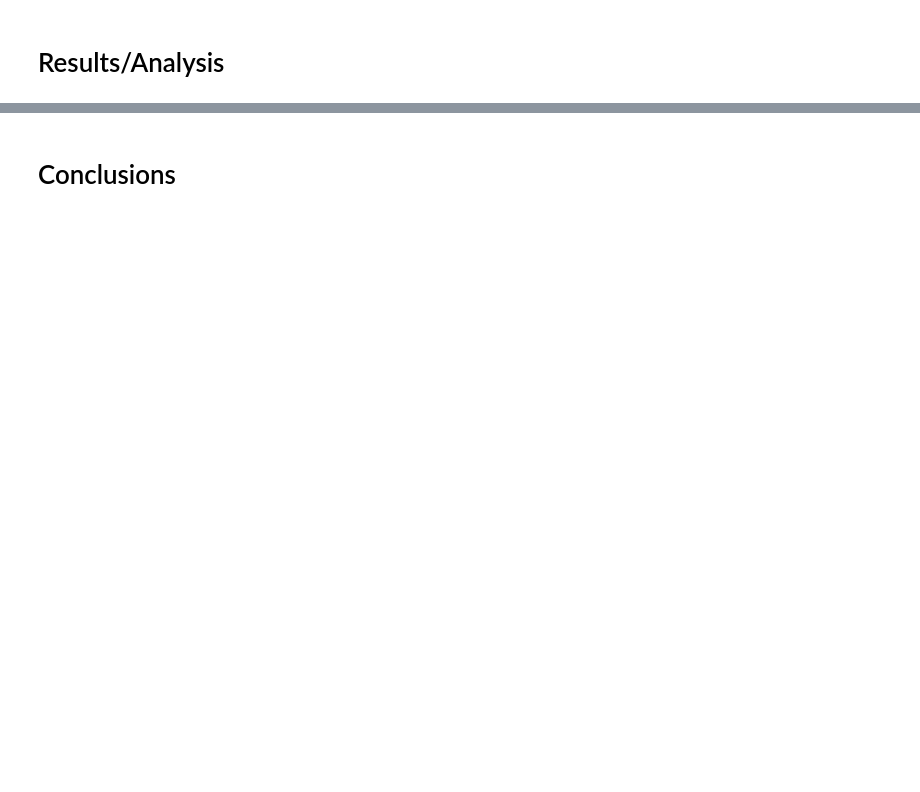
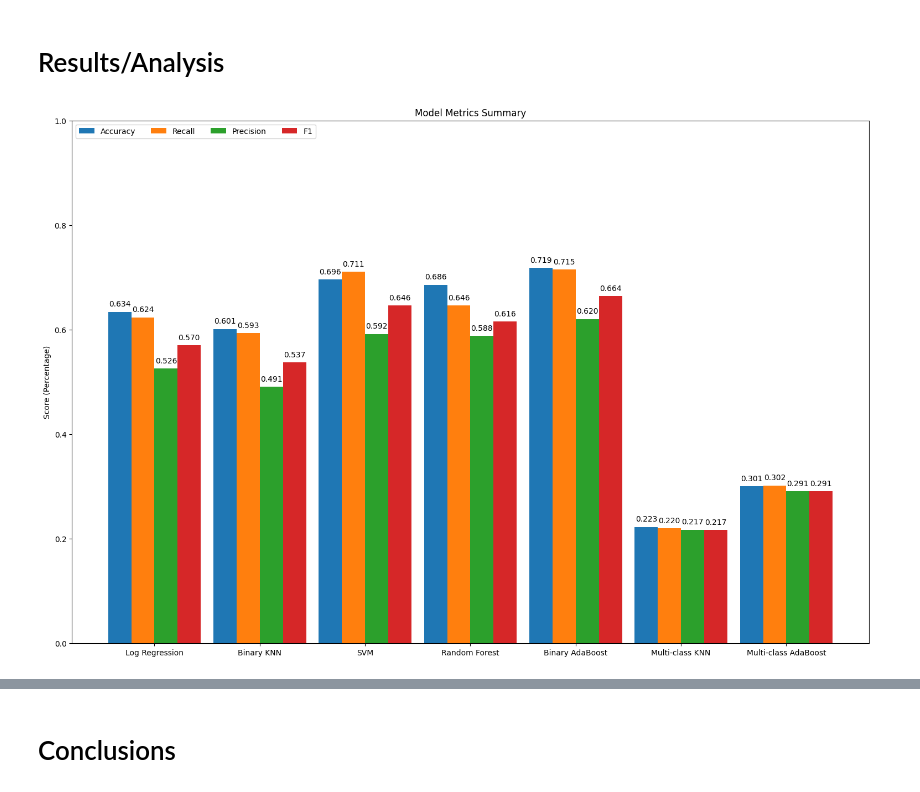
Before and after one commit to Threadphobic/PositionalPrediction, a Jupyter notebook: PositionalPrediction.ipynb, the cells around one changed output, grey strips where cells are left out. Drawn from its saved outputs; the diff is of its cells as text; code cells hidden in the pictures; blank space fills up the shorter version.

```diff
--- a/PositionalPrediction.ipynb
+++ b/PositionalPrediction.ipynb
@@ -477,0 +529,33 @@ F1 Score: [0.34862385 0.24615385 0.2278481  0.5        0.36111111 0.07407407
+# %%
+
+models = ("Log Regression", "Binary KNN", "SVM", "Random Forest", "Binary AdaBoost", \
+          "Multi-class KNN", "Multi-class AdaBoost")
+means = {
+    'Accuracy': accs,
+    'Recall': recalls,
+    'Precision': precisions,
+    'F1': f1s
+}
+
+x = np.arange(len(models))  # the label locations
+width = 0.22  # the width of the bars
+multiplier = 0
+
+fig, ax = plt.subplots(layout='constrained', figsize=(15,10))
+
+for attribute, measurement in means.items():
+    offset = width * multiplier
+    rects = ax.bar(x + offset, measurement, width, label=attribute)
+    ax.bar_label(rects, padding=5, fmt="{:.3f}")
+    multiplier += 1
+
+# Add some text for labels, title and custom x-axis tick labels, etc.
+ax.set_ylabel('Score (Percentage)')
+ax.set_title('Model Metrics Summary')
+ax.set_xticks(x + width*1.5, models)
+ax.legend(loc='upper left', ncols=4)
+ax.set_ylim(0, 1)
+
+plt.show()
+# %% [output]
+[figure, added]
```
Also changed, not shown: parts of 7 cells of this notebook.
